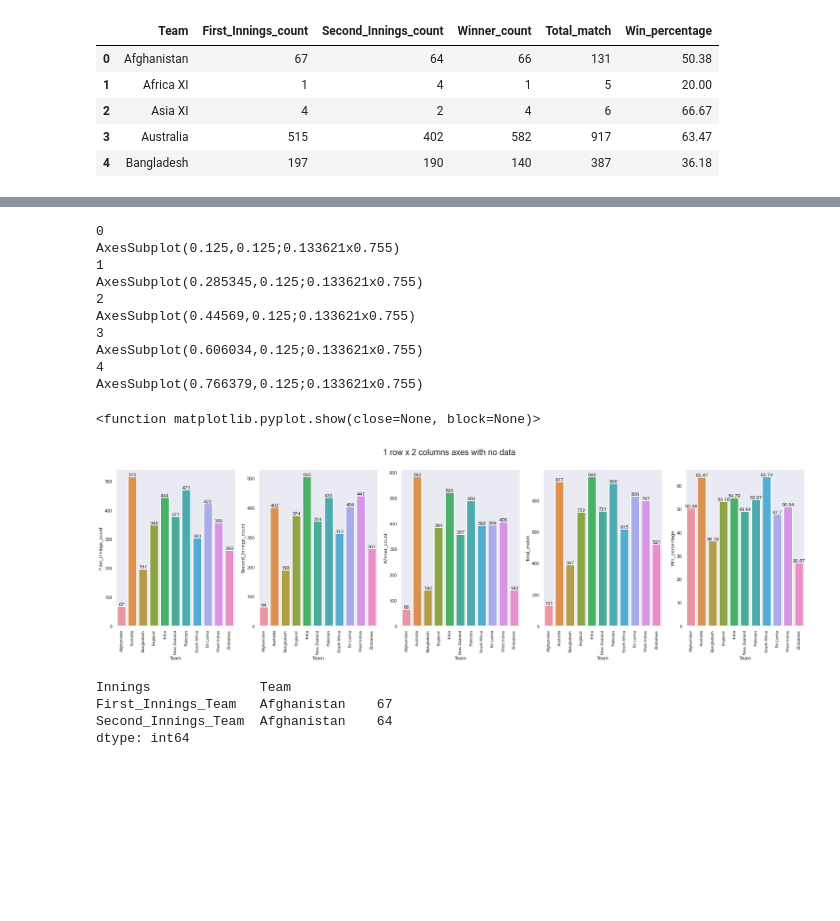
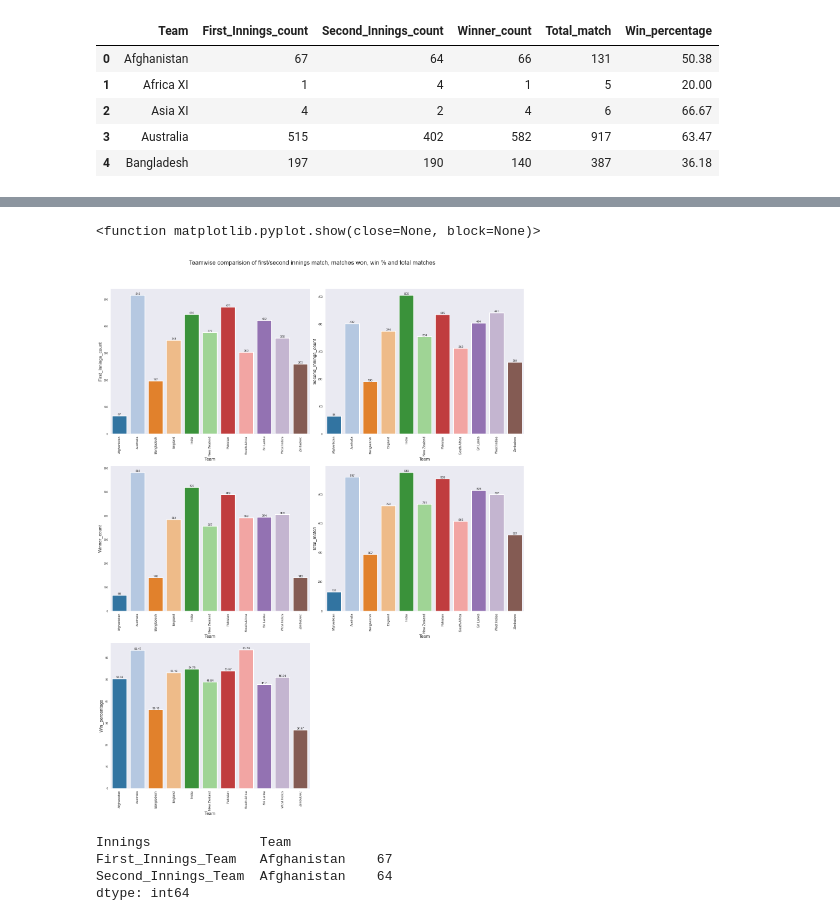
Before and after one commit to atifiu/one_day_cricket_scrapping_project, a Jupyter notebook: one_day_cricket_scrapping_espn.ipynb, the cells around one changed output, grey strips where cells are left out. Drawn from its saved outputs; the diff is of its cells as text; code cells hidden in the pictures; blank space fills up the shorter version.

```diff
--- a/one_day_cricket_scrapping_espn.ipynb
+++ b/one_day_cricket_scrapping_espn.ipynb
@@ -694,55 +629,57 @@ AxesSubplot(0.547727,0.125;0.352273x0.755)
 #count plot showing the number of matches played year year since 1971
 
 sns.set_style("dark") #darkgrid, whitegrid, dark, white, ticks
-sns.set_context("notebook") #paper, notebook, talk, poster
-fig, ax = plt.subplots(1, 5, figsize=(30, 7), sharey=False, sharex = True)
-for i, ax1 in zip(range(10), ax.flat):
-    print(i)
-    print(ax1)
-    sns.barplot(data = df_total_test_playing, x = 'Team', y=df_total_test_playing.iloc[:,i+1], linewidth = 2, ax=ax1)
+sns.set_context("paper") #paper, notebook, talk, poster
+fig, ax = plt.subplots(3, 2, figsize=(20, 25), sharey=False, sharex = False)
+#plt.rc('legend', loc="upper right")
+palette_colors = sns.color_palette('tab20')
+palette_dict = {continent: color for continent, color in zip(df_total_test_playing.Team, palette_colors)}
+for i, ax1 in zip(range(5), ax.flat):
+    #print(i)
+    #print(ax1)
+    #print(type(ax1))
+    sns.barplot(data = df_total_test_playing, x = 'Team', y=df_total_test_playing.iloc[:,i+1], linewidth = 2, ax=ax1, palette=palette_dict)
     ax1.bar_label(ax1.containers[0])
-    ax1.set_xticklabels(ax1.get_xticklabels(), size = 10, rotation = 90)
-fig.suptitle('1 row x 2 columns axes with no data', fontsize=20)
+    ax1.set_xticklabels(ax1.get_xticklabels(), size = 11, rotation = 90)
+    ax1.set_xlabel('Team', size = 15)
+    ax1.set_ylabel(df_total_test_playing.columns[i+1], size = 15)
+    #ax1.legend(df_total_test_playing.Team, bbox_to_anchor=(1.02, 1), loc='upper left', borderaxespad=0)
+    #ax1.legend( fontsize=14, markerscale=2, facecolor='w')
+    #ax1.legend()
+    #ax1.legend( 'Team', bbox_to_anchor=(1.02, 1), loc='upper left', borderaxespad=0)
+fig.suptitle('Teamwise comparision of first/second innings match, matches won, win % and total matches', fontsize=20, y = 1.03)
+#fig.legend( df_total_test_playing['Team'], bbox_to_anchor=(1.02, 1), loc='upper left', borderaxespad=0)
 #sns.set(rc = {'figure.figsize':(200,100)})
 #g = sns.barplot(data = df_total_test_playing, x = 'Team', y='Winner_count', linewidth = 2, ax=ax[0])
 #g = sns.catplot(data = df_total, x = 'Team', y='First_Innings_Team', kind = "bar", height=6, aspect=15/6, linewidth = 2)
 #g = df_total_test_playing.plot(x= 'Team', y=['Winner_count', 'First_Innings_count', 'Second_Innings_count', 'Total_match'], figsize = (20,9), kind = 'bar', stacked = False)
 #ax[0].set_xticklabels(ax[0].get_xticklabels(), size = 10, rotation = 90)
 #ax[0].set(xlabel = "Team", ylabel = "Total number of matches won")
 #ax[0].set_xlabel("Team", size = 15)
 #ax[0].set_ylabel("Total number of matches won", size = 15)
 
 #ax[0].bar_label(ax[0].containers[0])
 
 
 #g = sns.barplot(data = df_total_test_playing, x = 'Team', y='Win_percentage', linewidth = 2, ax=ax[1])
 #ax[1].set_xticklabels(ax[1].get_xticklabels(), size = 10, rotation = 90)
 #ax[0].set(xlabel = "Team", ylabel = "Total number of matches won")
 #ax[1].set_xlabel("Team", size = 15)
 #ax[1].set_ylabel("Win %", size = 15)
 
 #ax[1].bar_label(ax[1].containers[0])
 
 #plt.xticks(rotation = 90)
 
 
 
-
+fig.tight_layout()
+ax[2, 1].set_axis_off()  # Not to show blank subplot
 #plt.grid()
 plt.show
 # %% [output]
-0
-AxesSubplot(0.125,0.125;0.133621x0.755)
-1
-AxesSubplot(0.285345,0.125;0.133621x0.755)
-2
-AxesSubplot(0.44569,0.125;0.133621x0.755)
-3
-AxesSubplot(0.606034,0.125;0.133621x0.755)
-4
-AxesSubplot(0.766379,0.125;0.133621x0.755)
+<function matplotlib.pyplot.show(close=None, block=None)>
-<function matplotlib.pyplot.show(close=None, block=None)>
-[figure, old version]
+[figure, new version]
 # %%
 df2 = df1[df1['Innings'] != 'Winner']
 # %%
```
Also changed, not shown: parts of 35 cells of this notebook.
